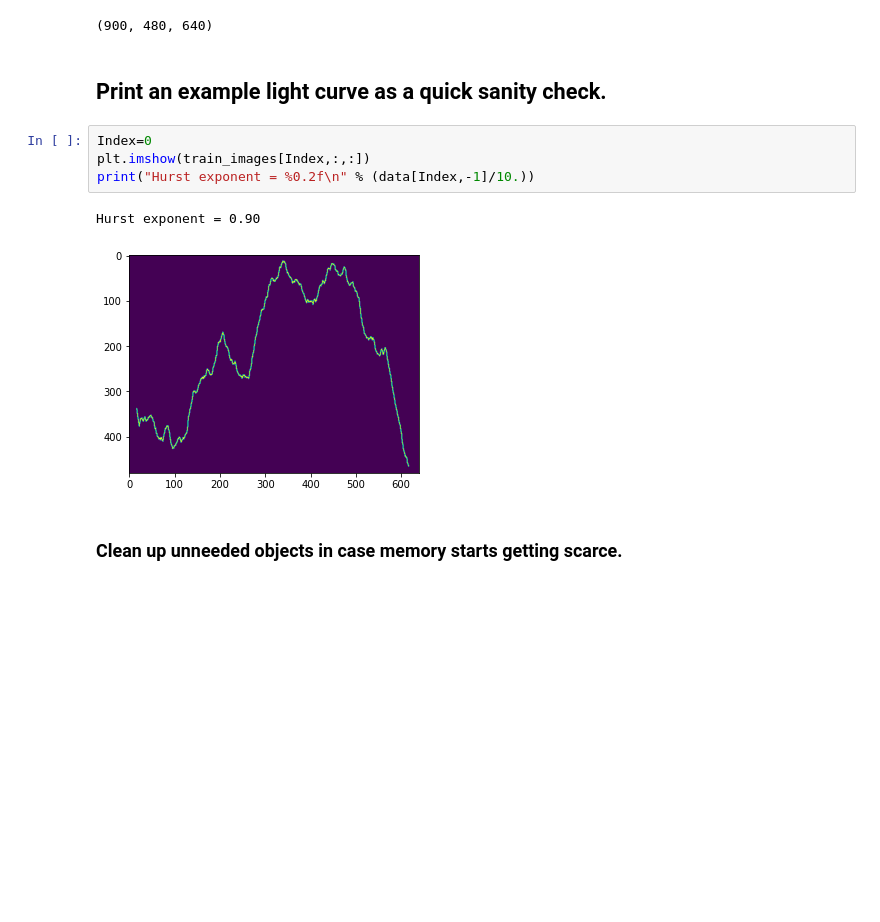
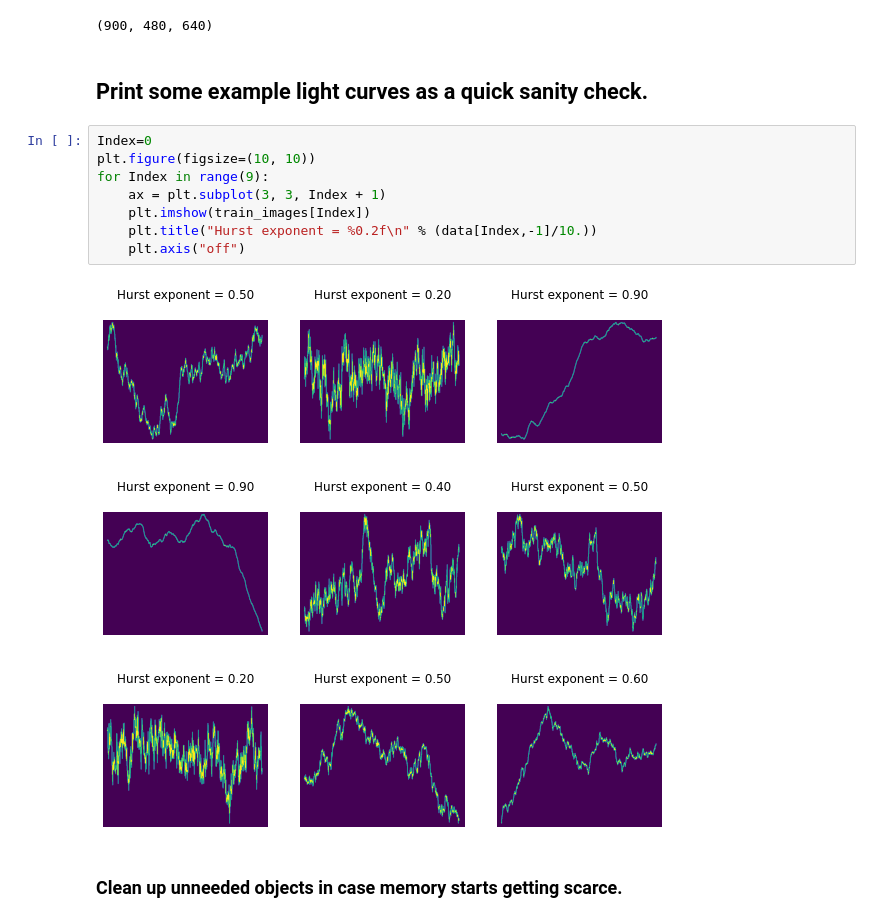
Before and after one commit to w1767/TensorFlowHurstExponent, a Jupyter notebook: TensorFlowHurstExponent.ipynb, the cells around one changed output. Cells and saved outputs as stored; diff of their text form; blank space fills up the shorter version.

```diff
--- a/TensorFlowHurstExponent.ipynb
+++ b/TensorFlowHurstExponent.ipynb
@@ -66,14 +66,17 @@ j,k,l
 # %% [output]
 (900, 480, 640)
 # %% [markdown]
-## Print an example light curve as a quick sanity check.
+## Print some example light curves as a quick sanity check.
 # %%
 Index=0
-plt.imshow(train_images[Index,:,:])
-print("Hurst exponent = %0.2f\n" % (data[Index,-1]/10.))
+plt.figure(figsize=(10, 10))
+for Index in range(9):
+    ax = plt.subplot(3, 3, Index + 1)
+    plt.imshow(train_images[Index])
+    plt.title("Hurst exponent = %0.2f\n" % (data[Index,-1]/10.))
+    plt.axis("off")
 # %% [output]
-Hurst exponent = 0.90
-[figure, old version]
+[figure, new version]
 # %% [markdown]
 ### Clean up unneeded objects in case memory starts getting scarce.
 # %%
```
Also changed, not shown: parts of 3 cells of this notebook.
